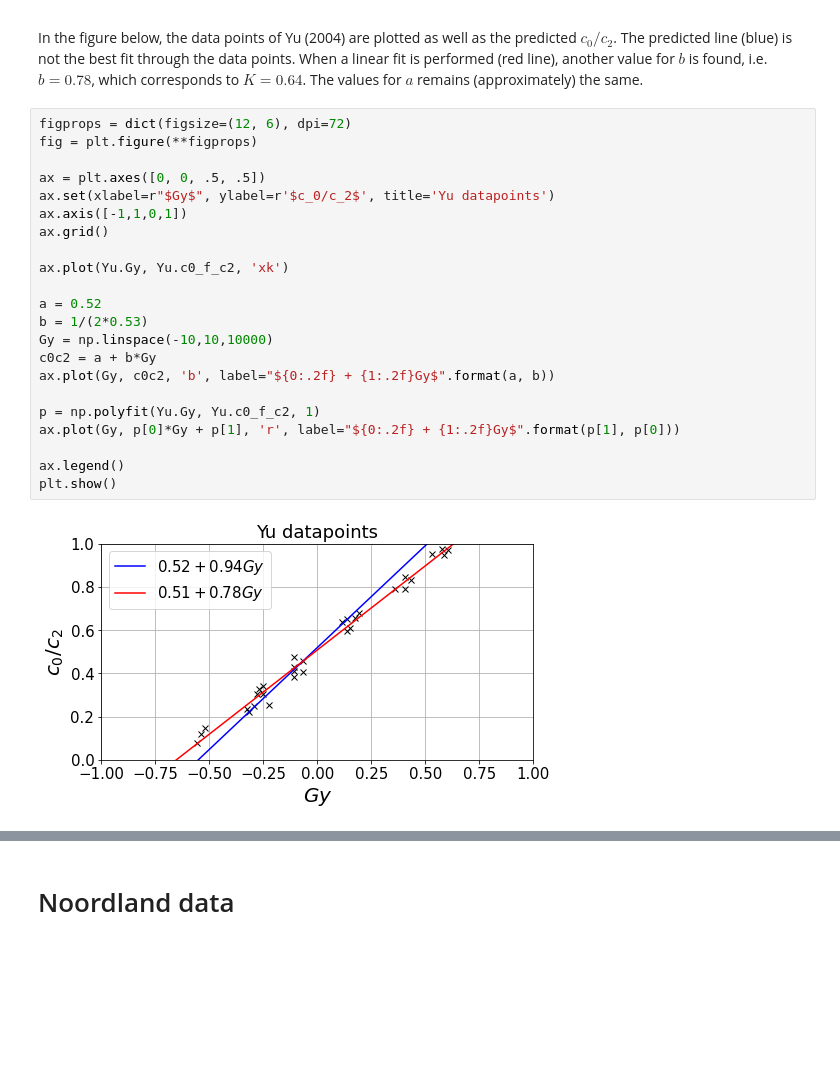
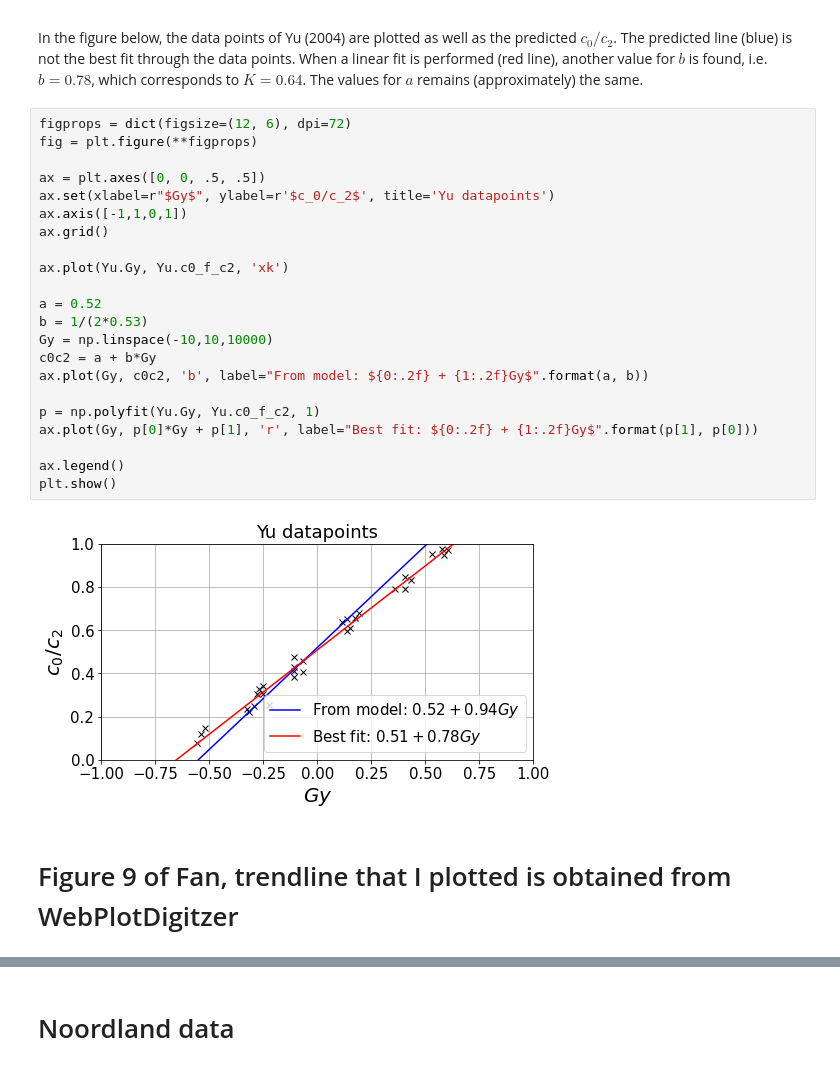
Before and after one commit to gijs-a/spuisluis-stage-gijs, a Jupyter notebook: Overzicht.ipynb, the cells around one changed output, grey strips where cells are left out. Cells and saved outputs as stored; diff of their text form; blank space fills up the shorter version.

```diff
--- a/Overzicht.ipynb
+++ b/Overzicht.ipynb
@@ -303,27 +306,29 @@ In the figure below, the data points of Yu (2004) are plotted as well as the pre
 # %%
 figprops = dict(figsize=(12, 6), dpi=72)
 fig = plt.figure(**figprops)
 
 ax = plt.axes([0, 0, .5, .5])
 ax.set(xlabel=r"$Gy$", ylabel=r'$c_0/c_2$', title='Yu datapoints')
 ax.axis([-1,1,0,1])
 ax.grid()
 
 ax.plot(Yu.Gy, Yu.c0_f_c2, 'xk')
 
 a = 0.52
 b = 1/(2*0.53)
 Gy = np.linspace(-10,10,10000)
 c0c2 = a + b*Gy
-ax.plot(Gy, c0c2, 'b', label="${0:.2f} + {1:.2f}Gy$".format(a, b))
+ax.plot(Gy, c0c2, 'b', label="From model: ${0:.2f} + {1:.2f}Gy$".format(a, b))
 
 p = np.polyfit(Yu.Gy, Yu.c0_f_c2, 1)
-ax.plot(Gy, p[0]*Gy + p[1], 'r', label="${0:.2f} + {1:.2f}Gy$".format(p[1], p[0]))
+ax.plot(Gy, p[0]*Gy + p[1], 'r', label="Best fit: ${0:.2f} + {1:.2f}Gy$".format(p[1], p[0]))
 
 ax.legend()
 plt.show()
 # %% [output]
-[figure, old version]
+[figure, new version]
+# %% [markdown]
+# Figure 9 of Fan, trendline that I plotted is obtained from WebPlotDigitzer
 # %%
 coeffaSlot = pd.DataFrame({
     'P':      np.array([14,   27,   40 ]),
```
Also changed, not shown: parts of 64 cells of this notebook, 8 other files.
